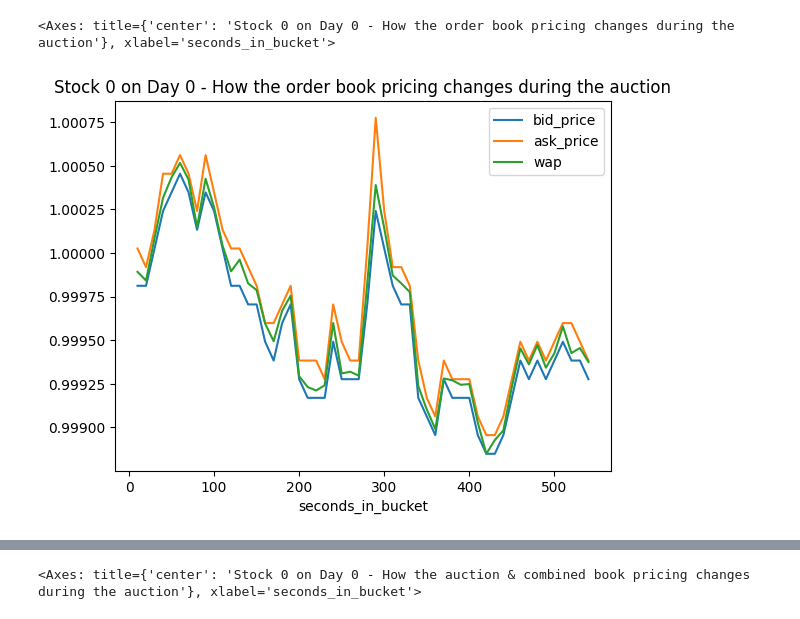
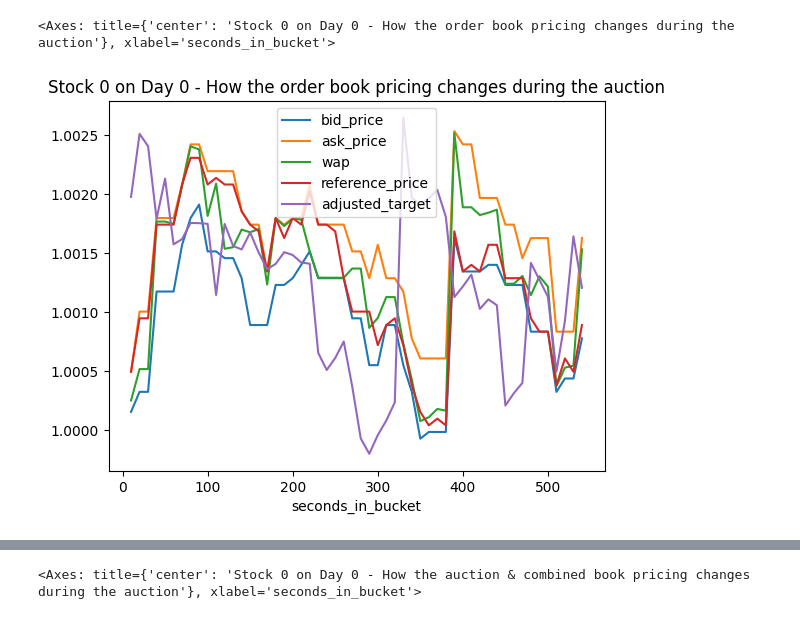
Before and after one commit to LesterJones95/Optiver---Trading-At-The-Close-Introduction, a Jupyter notebook: src/model-example-kaggle.ipynb, the cells around one changed output, grey strips where cells are left out. Drawn from its saved outputs; the diff is of its cells as text; code cells hidden in the pictures.

```diff
--- a/src/model-example-kaggle.ipynb
+++ b/src/model-example-kaggle.ipynb
@@ -26,0 +76,4 @@ train.tail()
+# %%
+train = pd.read_csv('../data/train_set.csv')
+validation = pd.read_csv('../data/validation_set.csv')
+test = pd.read_csv('../data/example_test_files/test.csv')
@@ -27,12 +423,12 @@ train.tail()
 # %%
 (
     train
-    .query('stock_id ==0 & date_id ==0')
-    [['seconds_in_bucket','bid_price','ask_price', 'wap']]
+    .query('stock_id ==1 & date_id ==4')
+    [['seconds_in_bucket','bid_price','ask_price', 'wap', 'reference_price','adjusted_target']]
     .replace(0, np.nan)
     .set_index('seconds_in_bucket')
     .plot(title='Stock 0 on Day 0 - How the order book pricing changes during the auction')
 )
 # %% [output]
 <Axes: title={'center': 'Stock 0 on Day 0 - How the order book pricing changes during the auction'}, xlabel='seconds_in_bucket'>
-[figure, old version]
+[figure, new version]
```
Also changed, not shown: parts of 38 cells of this notebook, 5 other files.
